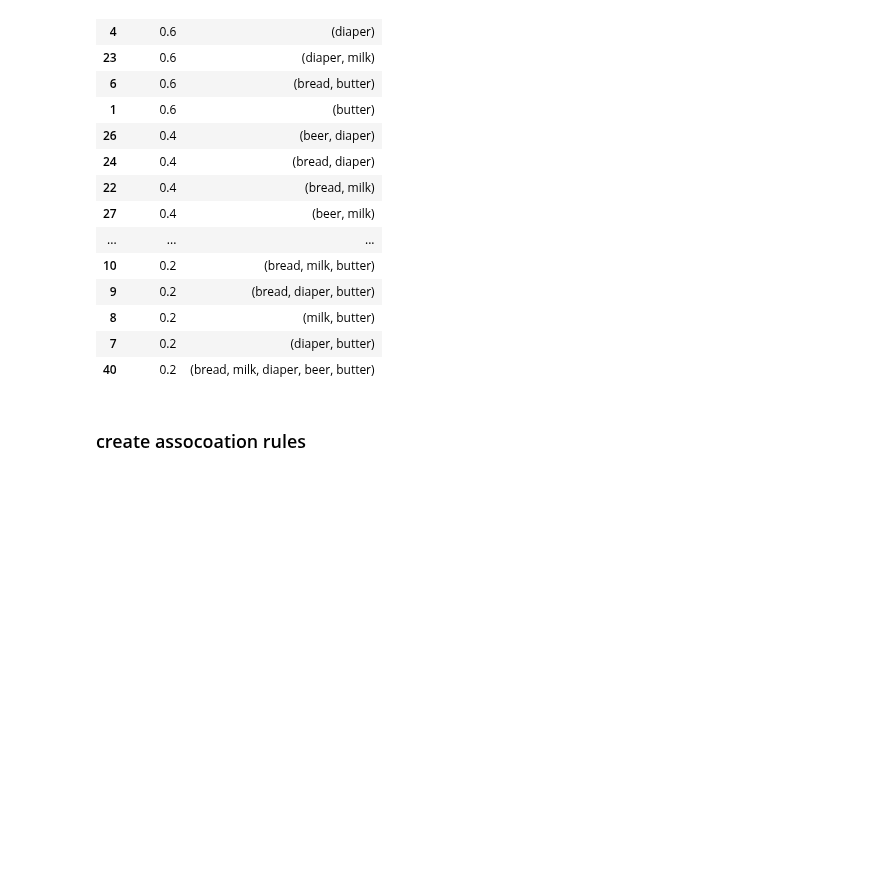
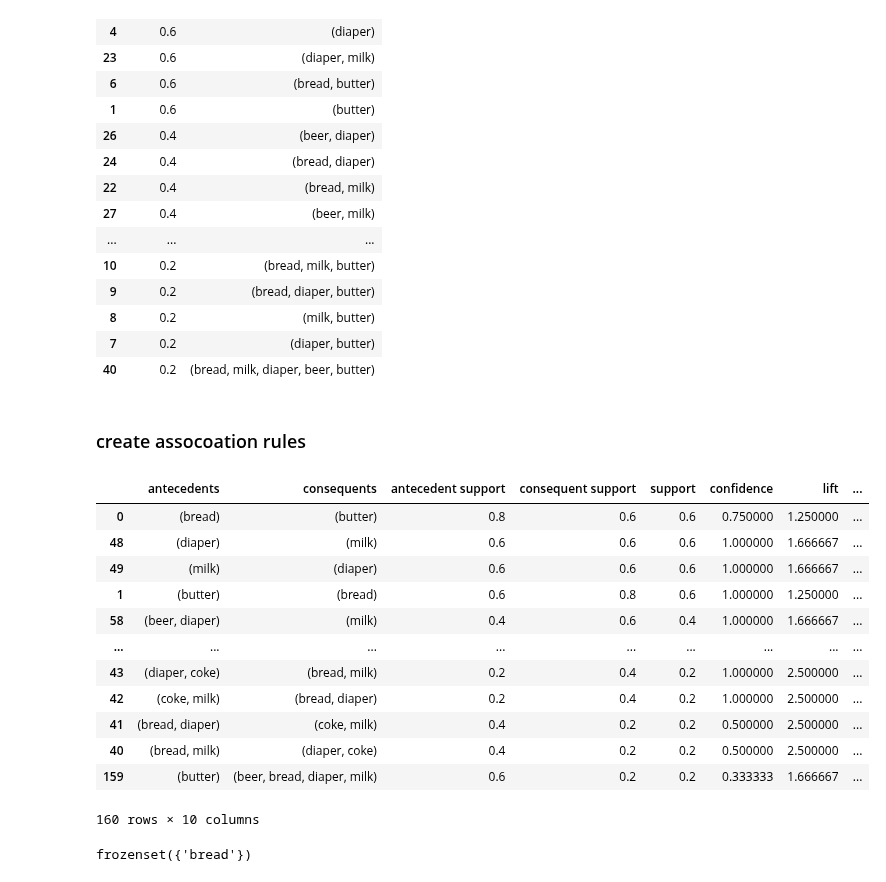
Before and after one commit to pNatTueku/ml_learning_with_ajprasertcbs, a Jupyter notebook: notebooks/market_basket_analysis.ipynb, the cells around one changed output. Drawn from its saved outputs; the diff is of its cells as text; code cells hidden in the pictures; blank space fills up the shorter version.

```diff
--- a/notebooks/market_basket_analysis.ipynb
+++ b/notebooks/market_basket_analysis.ipynb
@@ -152,3 +152,31 @@ frequent_itemsets.sort_values('support', ascending = False)
 | 40 | 0.2 | (bread, milk, diaper, beer, butter) |
 # %% [markdown]
 ### create assocoation rules
+# %%
+# metrices = ['support', 'confidence', 'lift', 'leverage', and 'conviction']
+
+metric = 'lift'
+# rules = association_rules(frequent_itemsets, metric = "support", min_threshold = .2)
+# rules = association_rules(frequent_itemsets, metric = "confidence", min_threshold = .5)
+rules = association_rules(frequent_itemsets, metric = metric, min_threshold = 1)
+
+rules.sort_values('support', ascending = False, inplace = True)
+rules
+# %% [output]
+|  | antecedents | consequents | antecedent support | consequent support | support | confidence | lift | ... |
+| 0 | (bread) | (butter) | 0.8 | 0.6 | 0.6 | 0.750000 | 1.250000 | ... |
+| 48 | (diaper) | (milk) | 0.6 | 0.6 | 0.6 | 1.000000 | 1.666667 | ... |
+| 49 | (milk) | (diaper) | 0.6 | 0.6 | 0.6 | 1.000000 | 1.666667 | ... |
+| 1 | (butter) | (bread) | 0.6 | 0.8 | 0.6 | 1.000000 | 1.250000 | ... |
+| 58 | (beer, diaper) | (milk) | 0.4 | 0.6 | 0.4 | 1.000000 | 1.666667 | ... |
+| ... | ... | ... | ... | ... | ... | ... | ... | ... |
+| 43 | (diaper, coke) | (bread, milk) | 0.2 | 0.4 | 0.2 | 1.000000 | 2.500000 | ... |
+| 42 | (coke, milk) | (bread, diaper) | 0.2 | 0.4 | 0.2 | 1.000000 | 2.500000 | ... |
+| 41 | (bread, diaper) | (coke, milk) | 0.4 | 0.2 | 0.2 | 0.500000 | 2.500000 | ... |
+| 40 | (bread, milk) | (diaper, coke) | 0.4 | 0.2 | 0.2 | 0.500000 | 2.500000 | ... |
+| 159 | (butter) | (beer, bread, diaper, milk) | 0.6 | 0.2 | 0.2 | 0.333333 | 1.666667 | ... |
+160 rows × 10 columns
+# %%
+rules.loc[0, 'antecedents']
+# %% [output]
+frozenset({'bread'})
```
Also changed, not shown: parts of 14 cells of this notebook.
